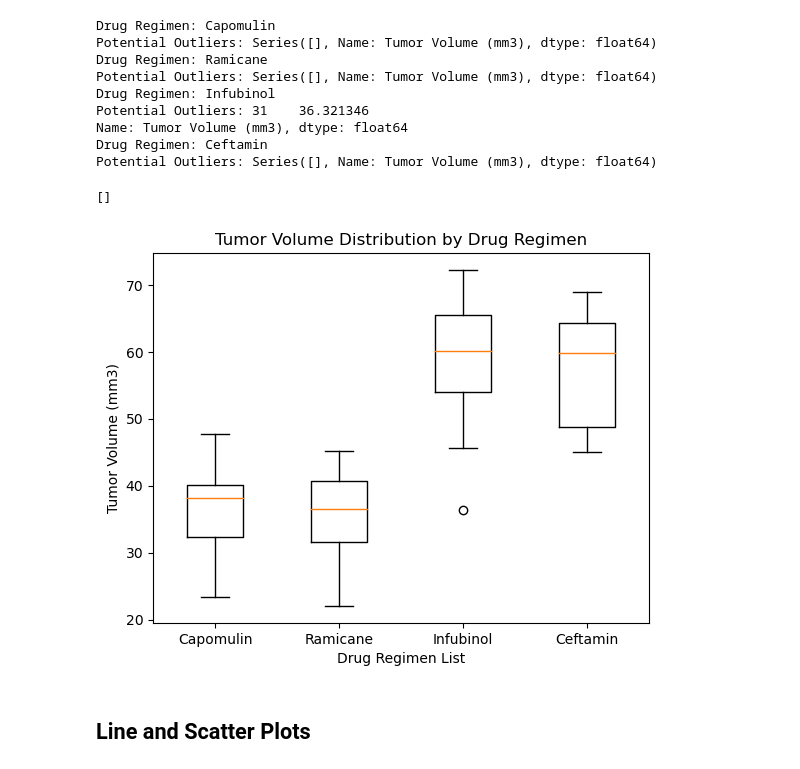
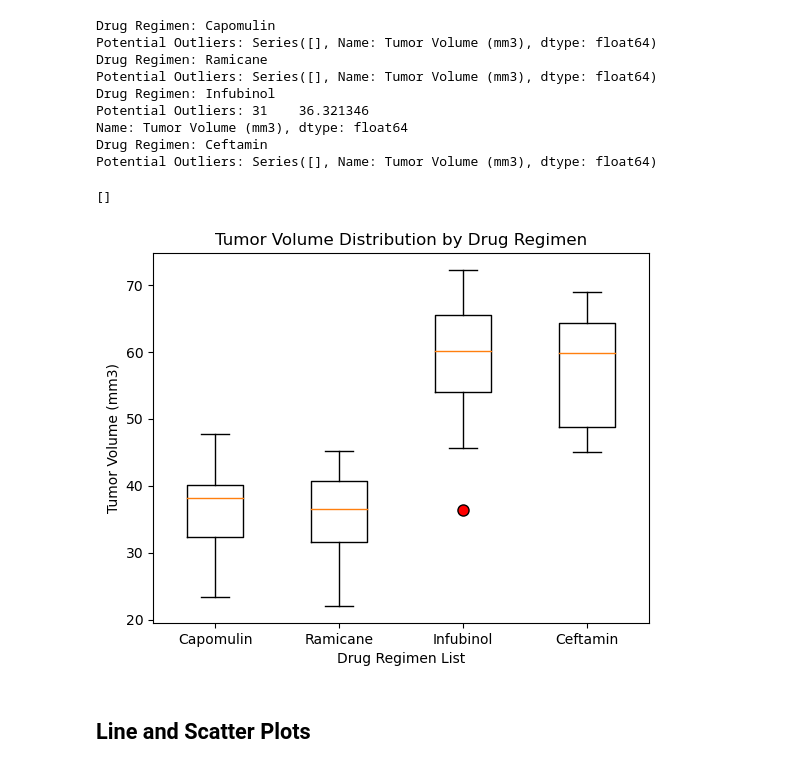
Before and after one commit to johnnycapra/matplotlib-challenge-analysis-h5, a Jupyter notebook: Pymaceuticals/Pymaceuticals.ipynb, the cells around one changed output. Saved outputs shown, nothing was run; the diff lists cells and outputs as text; code cells hidden in the pictures.

```diff
--- a/Pymaceuticals/Pymaceuticals.ipynb
+++ b/Pymaceuticals/Pymaceuticals.ipynb
@@ -74,0 +70,5 @@ cleaned_length
+# %%
+# Create a clean DataFrame by dropping the duplicate mouse by its ID.
+
+cleaned_df = complete_df.loc[complete_df['Mouse ID'] != 'g989']
+cleaned_df.head()
@@ -205,20 +245,26 @@ tumor_volume_final_df
 # %%
-tumor_vol_df = {}
+# create dictionary to easily get key for box plot loop
+tumor_df = {}
 
 for regimen in regimen_list:
-    regimen_df = tumor_volume_final_df[tumor_volume_final_df['Drug Regimen'] == regimen]
-    tumor_vol = regimen_df['Tumor Volume (mm3)']
+     # Locate the rows which contain mice on each drug and get the tumor volumes
 
+    regimen_data = tumor_volume_final_df[tumor_volume_final_df['Drug Regimen'] == regimen]
+
+    # Calculate the IQR and quantitatively determine if there are any potential outliers.
+    tumor_vol = regimen_data['Tumor Volume (mm3)']
     quartiles = tumor_vol.quantile([0.25, 0.75])
     lowerq = quartiles[0.25]
     upperq = quartiles[0.75]
     iqr = upperq - lowerq
     upper_b = upperq + (1.5 * iqr)
     lower_b = lowerq - (1.5 * iqr)
+
+    # Determine outliers using upper and lower bounds
+
     outliers = tumor_vol[(tumor_vol < lower_b) | (tumor_vol > upper_b)]
-    tumor_vol_df[regimen] = tumor_vol
-    outliers_df = outliers.tolist()
-
+    # Create key value pair out of regimen list and volume data
+    tumor_df[regimen] = tumor_vol
     print(f'Drug Regimen: {regimen}')
     print(f'Potential Outliers: {outliers}')
 # %% [output]
@@ -232,15 +278,22 @@ Name: Tumor Volume (mm3), dtype: float64
 Drug Regimen: Ceftamin
 Potential Outliers: Series([], Name: Tumor Volume (mm3), dtype: float64)
 # %%
-tumor_vol_plot = [tumor_vol_df[regimen] for regimen in regimen_list]
-plt.boxplot(tumor_vol_plot, labels=regimen_list)
+# Generate a box plot that shows the distrubution of the tumor volume for each treatment group.
+tumor_vol_plot = [tumor_df[regimen] for regimen in regimen_list]
+tumor_box = plt.boxplot(tumor_vol_plot, labels=regimen_list)
+
+
+# Plotting a box around the highest data point
+
+for outlier in tumor_box['fliers']:
+    outlier.set(marker='o', markersize=8, markerfacecolor='red', markeredgecolor='black')
 plt.ylabel('Tumor Volume (mm3)')
 plt.xlabel('Drug Regimen List')
 plt.title('Tumor Volume Distribution by Drug Regimen')
 plt.plot()
 # %% [output]
 []
-[figure, old version]
+[figure, new version]
 # %% [markdown]
 ## Line and Scatter Plots
 # %%
```
Also changed, not shown: parts of 18 cells of this notebook.
